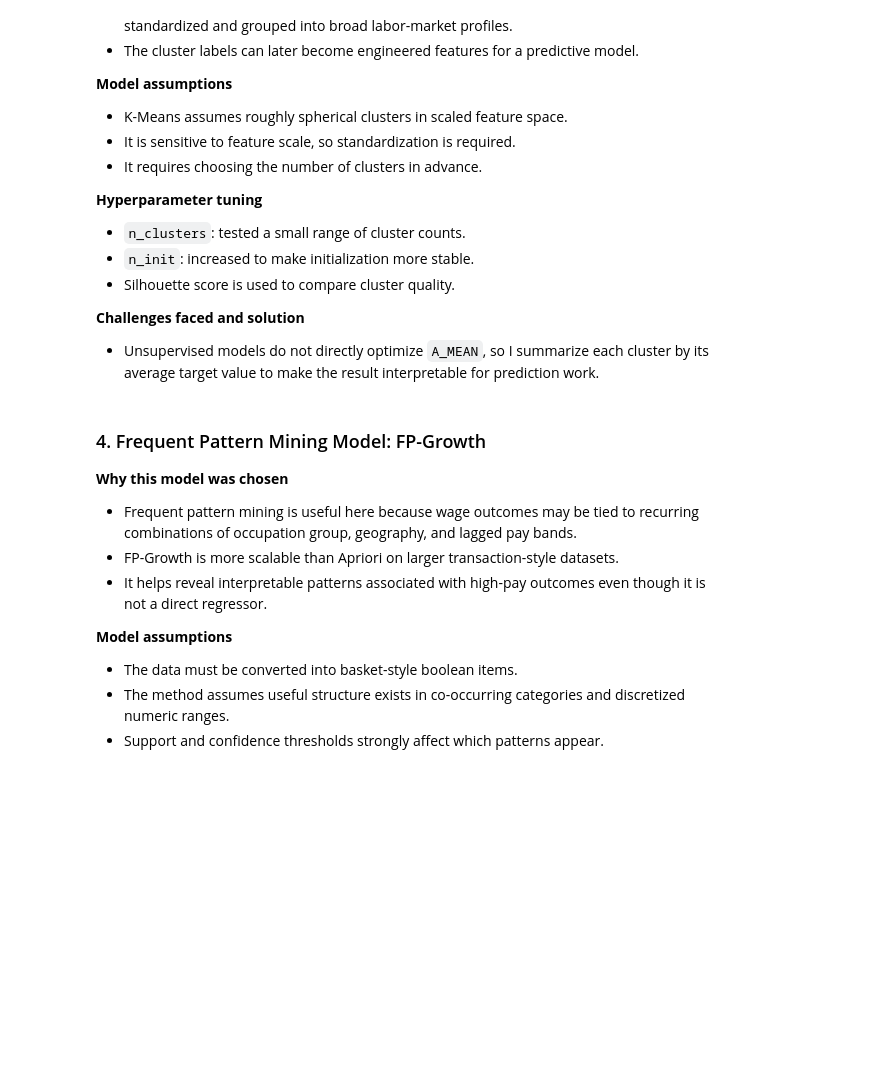
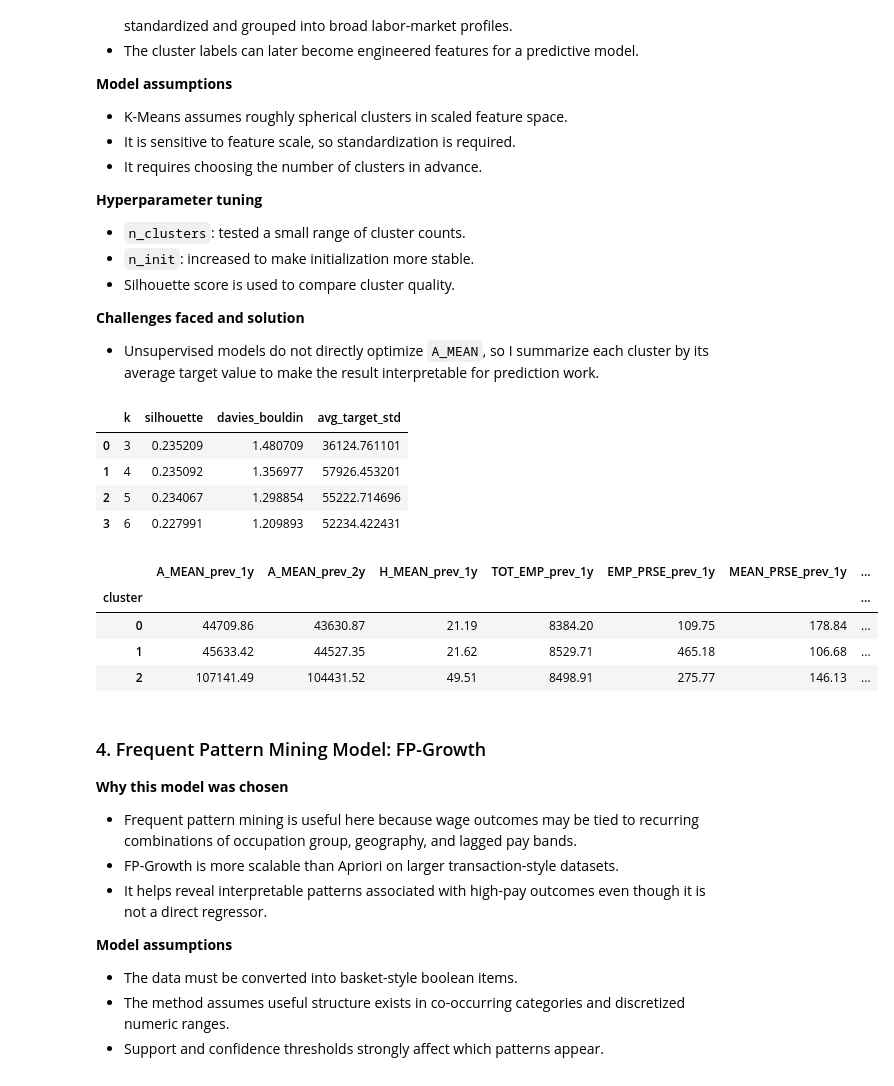
Before and after one commit to Soorej30/wage_analysis, a Jupyter notebook: notebooks/models.ipynb, the cells around one changed output. Drawn from its saved outputs; the diff is of its cells as text; code cells hidden in the pictures; blank space fills up the shorter version.

```diff
--- a/notebooks/models.ipynb
+++ b/notebooks/models.ipynb
@@ -239,10 +198,7 @@ This section uses `A_MEAN` as the primary target because annual mean wages are s
 
 The dataset is a strong fit for historical-feature modeling because it already contains five years of lagged wage and employment signals by occupation and state. To keep runtime manageable, the code below samples from the fully prepared history table when needed.
 # %%
-from sklearn.metrics import (
-    mean_squared_error, r2_score, accuracy_score, silhouette_score,
-    precision_score, recall_score, f1_score, roc_auc_score
-)
+from sklearn.metrics import mean_squared_error, r2_score, accuracy_score, silhouette_score
 from sklearn.ensemble import RandomForestRegressor
 from sklearn.tree import DecisionTreeClassifier
 from sklearn.cluster import KMeans
@@ -251,9 +207,8 @@ from mlxtend.frequent_patterns import fpgrowth, association_rules
 
 target_col = 'A_MEAN'
 feature_cols = model_parameters + ['year']
-metadata_cols = ['STATE']
 
-model_df = df_with_history[feature_cols + metadata_cols + [target_col]].dropna().copy()
+model_df = df_with_history[feature_cols + [target_col]].dropna().copy()
 
 # Re-encode only if object columns remain. Earlier cells already encode the notebook dataframe.
 for col in model_df.select_dtypes(include=['object']).columns:
@@ -308,15 +267,18 @@ for params in rf_candidates:
     rf_runs.append({
         **params,
         'rmse': np.sqrt(mean_squared_error(y_test, preds)),
+        'mse': mean_squared_error(y_test, preds),
+        # 'rmse': mean_squared_error(y_test, preds, squared=False),
         'r2': r2_score(y_test, preds)
     })
 
-rf_results = pd.DataFrame(rf_runs).sort_values(['r2', 'rmse'], ascending=[False, True]).reset_index(drop=True)
+rf_results = pd.DataFrame(rf_runs).sort_values(['r2', 'rmse', 'mse'], ascending=[False, True, True]).reset_index(drop=True)
 best_rf_params = rf_results.loc[0, ['n_estimators', 'max_depth', 'min_samples_leaf']].to_dict()
 results['Random Forest Regressor'] = {
     'task': 'Regression',
     'best_r2': rf_results.loc[0, 'r2'],
-    'best_rmse': rf_results.loc[0, 'rmse']
+    'best_rmse': rf_results.loc[0, 'rmse'],
+    'best_mse': rf_results.loc[0, 'mse']
 }
 
 display(rf_results)
@@ -413,44 +411,66 @@ display(tree_results[[
 **Challenges faced and solution**
 - Unsupervised models do not directly optimize `A_MEAN`, so I summarize each cluster by its average target value to make the result interpretable for prediction work.
 # %%
+from sklearn.metrics import silhouette_score, davies_bouldin_score
+
 cluster_features = [
     'A_MEAN_prev_1y', 'A_MEAN_prev_2y', 'H_MEAN_prev_1y',
     'TOT_EMP_prev_1y', 'EMP_PRSE_prev_1y', 'MEAN_PRSE_prev_1y'
 ]
 
 cluster_df = model_sample[cluster_features + [target_col]].dropna().sample(
     min(25000, len(model_sample)), random_state=42
 ).copy()
 
 scaler = StandardScaler()
 cluster_X = scaler.fit_transform(cluster_df[cluster_features])
 
 kmeans_runs = []
 for k in [3, 4, 5, 6]:
     km_model = KMeans(n_clusters=k, random_state=42, n_init=20)
     labels = km_model.fit_predict(cluster_X)
     run_df = cluster_df.copy()
     run_df['cluster'] = labels
     kmeans_runs.append({
         'k': k,
-        'silhouette': silhouette_score(cluster_X, labels),
-        'avg_target_std': run_df.groupby('cluster')[target_col].mean().std()
+        'silhouette':      silhouette_score(cluster_X, labels),
+        'davies_bouldin':  davies_bouldin_score(cluster_X, labels),   # ← added
+        'avg_target_std':  run_df.groupby('cluster')[target_col].mean().std()
     })
 
-kmeans_results = pd.DataFrame(kmeans_runs).sort_values(['silhouette', 'avg_target_std'], ascending=False).reset_index(drop=True)
+# Lower davies_bouldin is better, so sort it ascending
+kmeans_results = (
+    pd.DataFrame(kmeans_runs)
+      .sort_values(['silhouette', 'davies_bouldin', 'avg_target_std'],
+                   ascending=[False, True, False])
+      .reset_index(drop=True)
+)
+
 best_k = int(kmeans_results.loc[0, 'k'])
 best_kmeans = KMeans(n_clusters=best_k, random_state=42, n_init=20)
 cluster_df['cluster'] = best_kmeans.fit_predict(cluster_X)
 cluster_profile = cluster_df.groupby('cluster')[cluster_features + [target_col]].mean().round(2)
 
 results['K-Means'] = {
-    'task': 'Clustering',
-    'best_k': best_k,
-    'best_silhouette': kmeans_results.loc[0, 'silhouette']
+    'task':             'Clustering',
+    'best_k':           best_k,
+    'best_silhouette':  kmeans_results.loc[0, 'silhouette'],
+    'best_db_index':    kmeans_results.loc[0, 'davies_bouldin'],   # ← added
 }
 
 display(kmeans_results)
 display(cluster_profile)
+# %% [output]
+|  | k | silhouette | davies_bouldin | avg_target_std |
+| 0 | 3 | 0.235209 | 1.480709 | 36124.761101 |
+| 1 | 4 | 0.235092 | 1.356977 | 57926.453201 |
+| 2 | 5 | 0.234067 | 1.298854 | 55222.714696 |
+| 3 | 6 | 0.227991 | 1.209893 | 52234.422431 |
+|  | A_MEAN_prev_1y | A_MEAN_prev_2y | H_MEAN_prev_1y | TOT_EMP_prev_1y | EMP_PRSE_prev_1y | MEAN_PRSE_prev_1y | ... |
+| cluster |  |  |  |  |  |  | ... |
+| 0 | 44709.86 | 43630.87 | 21.19 | 8384.20 | 109.75 | 178.84 | ... |
+| 1 | 45633.42 | 44527.35 | 21.62 | 8529.71 | 465.18 | 106.68 | ... |
+| 2 | 107141.49 | 104431.52 | 49.51 | 8498.91 | 275.77 | 146.13 | ... |
 # %% [markdown]
 ### 4. Frequent Pattern Mining Model: FP-Growth
 
```
Also changed, not shown: parts of 12 cells of this notebook.
